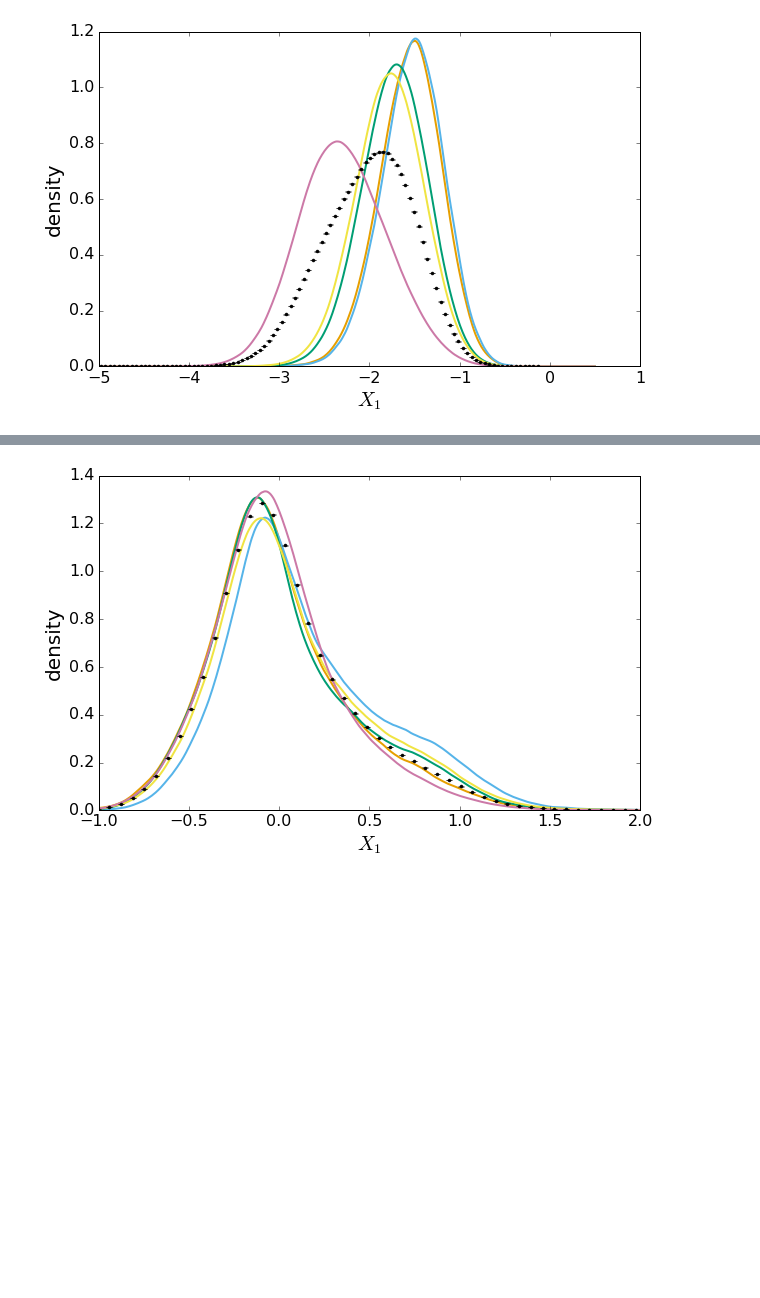
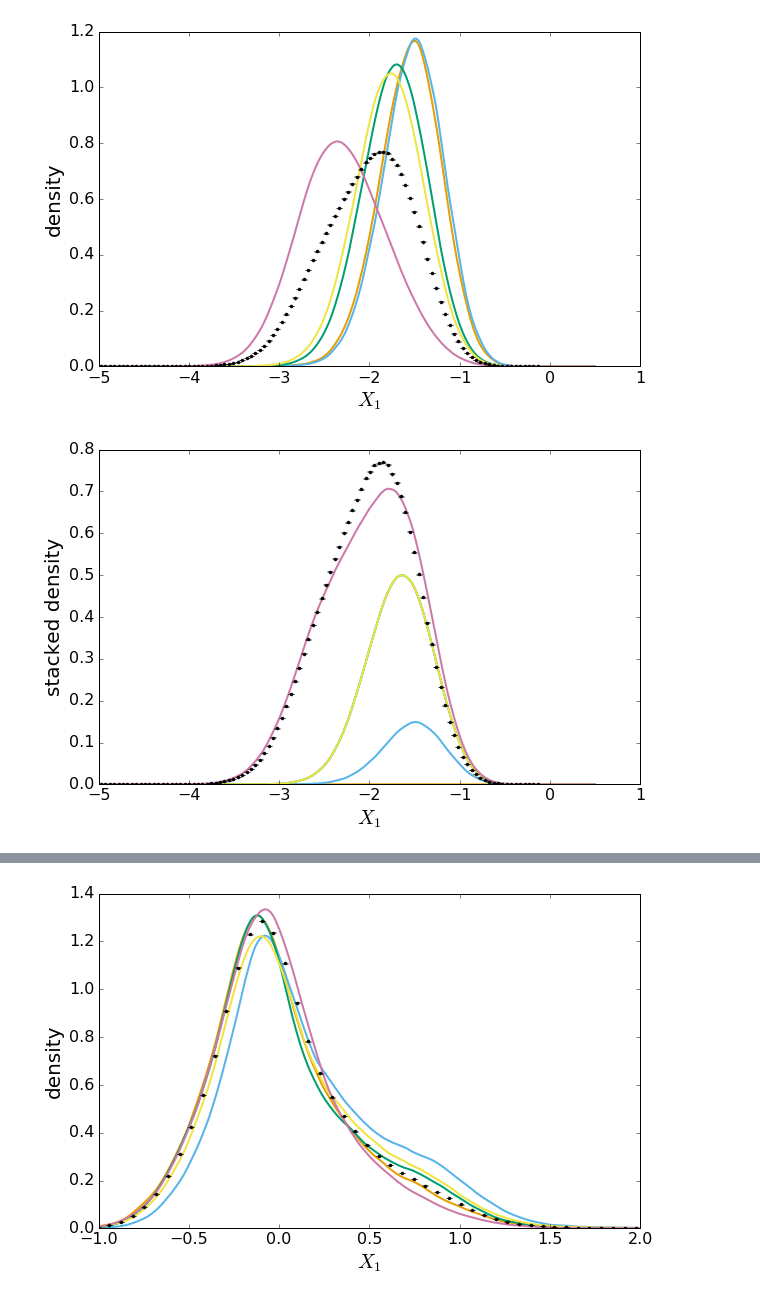
Before and after one commit to jkim-/bdtaunu_signal_extraction, a Jupyter notebook: logre/visualization/stacked_marginals.ipynb, the cells around one changed output, grey strips where cells are left out. Cells and saved outputs as stored; diff of their text form; code cells hidden in the pictures; blank space fills up the shorter version.

Commit message:
Stacked componented densities for logit_logre scores.

```diff
--- a/logre/visualization/stacked_marginals.ipynb
+++ b/logre/visualization/stacked_marginals.ipynb
@@ -18,6 +19,13 @@ plot_densities(arr_x1, stacked=False, prop=proportions, ax=ax)
 plot_data1d_histogram(arr_data[:,0], bins=100,normed=True, ax=ax);
 # %% [output]
 [figure]
+# %%
+fig = plt.figure(figsize=(6*1.618,6))
+ax = fig.add_subplot(1,1,1)
+plot_densities(arr_x1, stacked=True, prop=proportions, ax=ax)
+plot_data1d_histogram(arr_data[:,0], bins=100,normed=True, ax=ax);
+# %% [output]
+[figure, added]
 # %%
 fig = plt.figure(figsize=(6*1.618,6))
 ax = fig.add_subplot(1,1,1)
```
Also changed, not shown: parts of 4 cells of this notebook, 5 other files.
